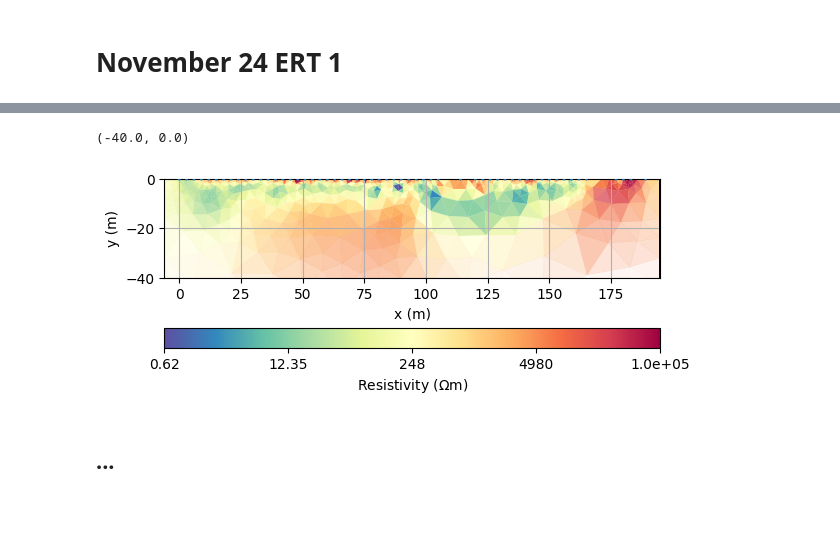
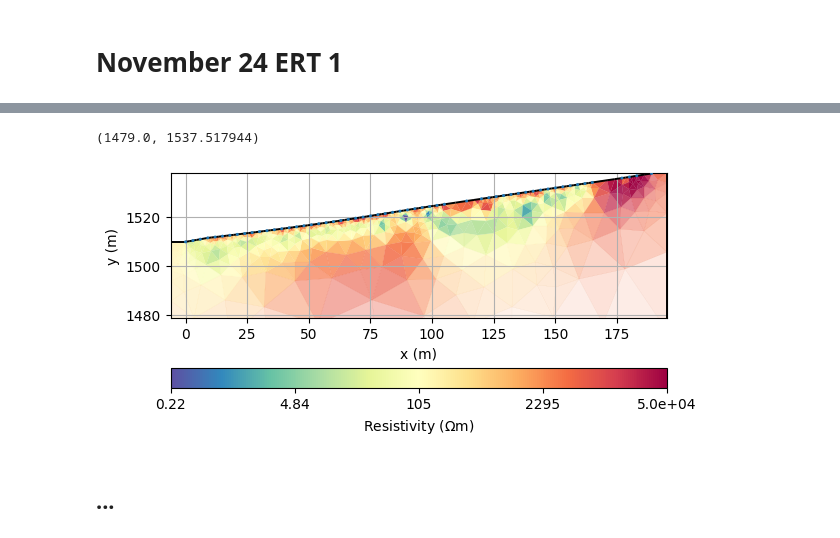
Before and after one commit to jcmefra/Aguas_Vichy, a Jupyter notebook: inversion.ipynb, the cells around one changed output, grey strips where cells are left out. Saved outputs shown, nothing was run; the diff lists cells and outputs as text; code cells hidden in the pictures; blank space fills up the shorter version.

Commit message:
inversion topo

```diff
--- a/inversion.ipynb
+++ b/inversion.ipynb
@@ -6,6 +6,6 @@ from pygimli.physics import ert
 # %% [markdown]
 # November 24 ERT 1
 # %%
-data = ert.load('Surveys/No_Topo_Nov24.dat')
-print(data)
+data1 = ert.load('Surveys/nov24_pygimli.dat')
+print(data1)
 # %% [output]
@@ -18,5 +17,4 @@ ax, cb = ert.show(data)
 # %%
-data["k"] = ert.geometricFactors(data)
-data["err"] = ert.estimateError(data, relativeError=0.02, absoluteUError=50e-6)
-mgr = ert.ERTManager(data, verbose=True)
-mgr.invert(lam=30, verbose=True)
+data1["k"] = ert.geometricFactors(data1)
+data1["err"] = ert.estimateError(data1, relativeError=0.02, absoluteUError=50e-6)
+mgr = ert.ERTManager(data1, verbose=True,sr=False)
@@ -52,11 +53,11 @@ Writing triangles.
 # %%
-kw = dict(logScale=True, cMap="Spectral_r", xlabel="x (m)", ylabel="y (m)", cMin=0, cMax=100000)
+kw = dict(logScale=True, cMap="Spectral_r", xlabel="x (m)", ylabel="y (m)", cMin=0, cMax=50000)
 ax, cb = mgr.showResult(**kw)
 ax.grid(True)
-ax.set_ylim([-40, ax.get_ylim()[1]])
+ax.set_ylim([1479, ax.get_ylim()[1]])
 # %% [output]
-(-40.0, 0.0)
+(1479.0, 1537.517944)
-[figure, old version]
+[figure, new version]
 # %% [markdown]
 ## ...
 # %% [markdown]
```
Also changed, not shown: parts of 12 cells of this notebook, 4 other files.
